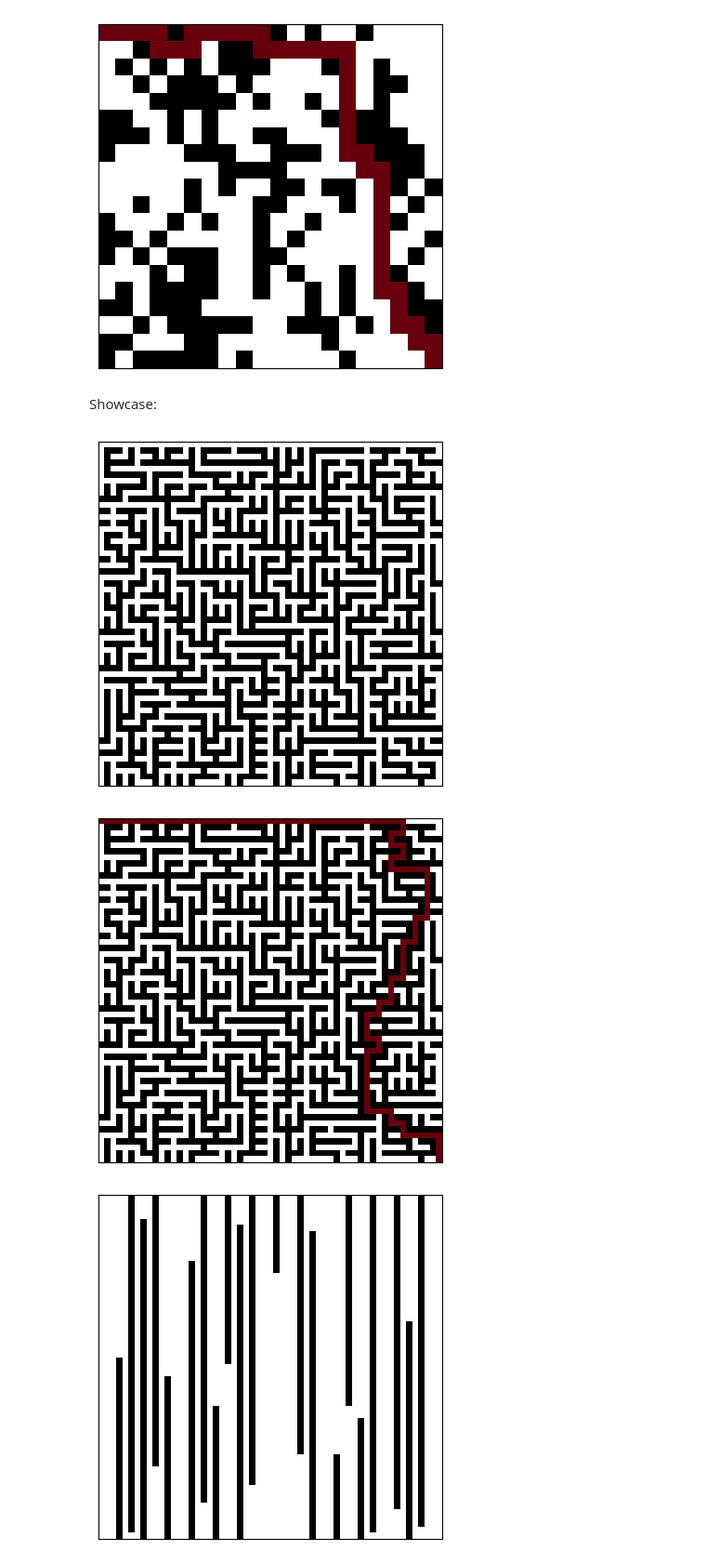
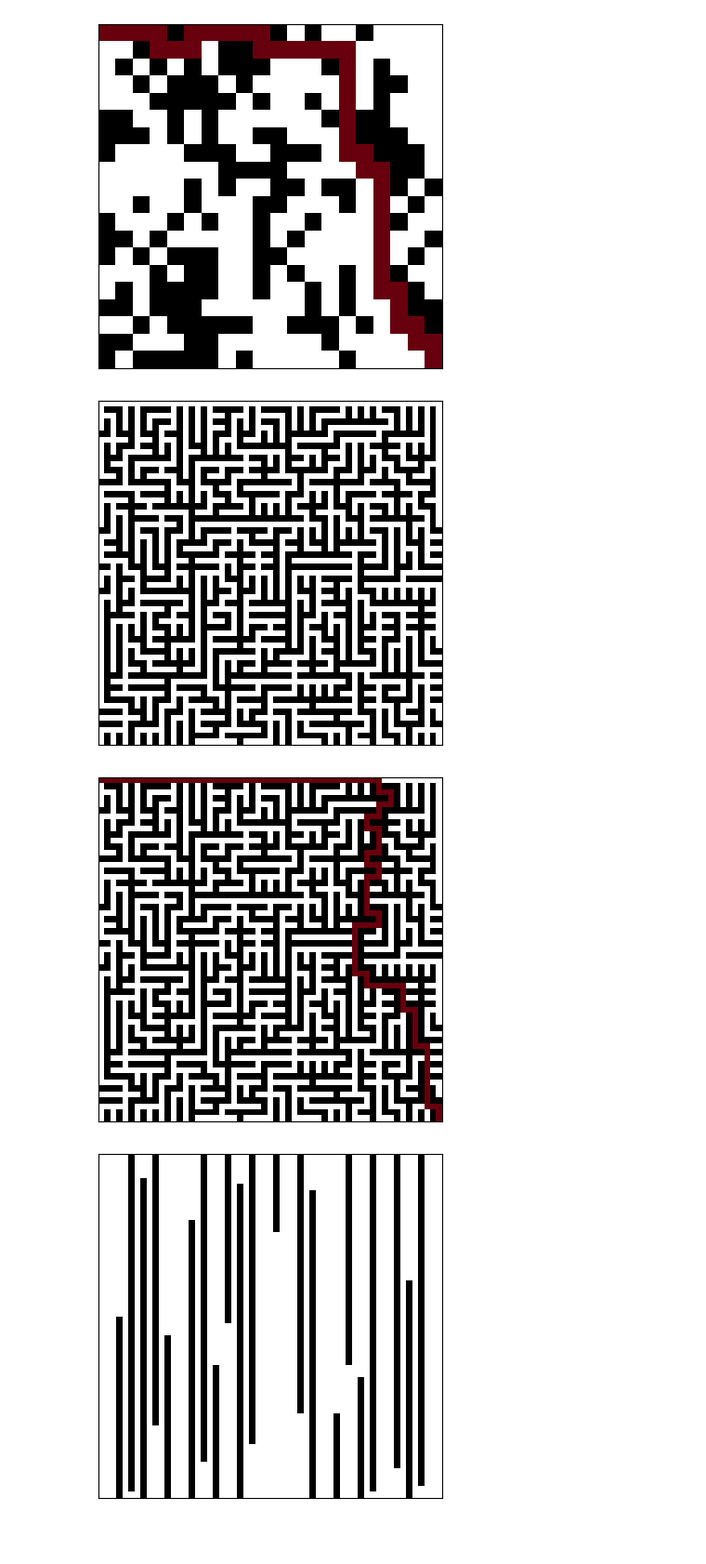
Before and after one commit to KLA0111/projekt_VVP, a Jupyter notebook: main.ipynb, the cells around one changed output. Shown: that part at 93% size. Cells and saved outputs as stored; diff of their text form; code cells hidden in the pictures; blank space fills up the shorter version.

```diff
--- a/main.ipynb
+++ b/main.ipynb
@@ -125,8 +125,8 @@ def delete_wall(res, x, y):
     res[x, (y + 1) * 2 - 1] = False
     return res
 # %%
-def generate_maze(n, pattern='random', p=0.5):
-    if pattern == 'random':
+def generate_maze(n, pattern='sidewinder', p=0.5):
+    if pattern == 'sidewinder':
         tmp = []
         res = np.ndarray((n, n), dtype=bool)
         res.fill(False)
@@ -174,18 +174,16 @@ def generate_maze(n, pattern='random', p=0.5):
         res = np.ndarray((n, n), dtype=bool)
         res.fill(False)
         return res
-# %% [markdown]
-Showcase:
 # %%
-res = generate_maze(57, pattern='random')
+res = generate_maze(57, pattern='sidewinder')
 show_maze(res)
 incidence = get_incindence(res)
 d = dijkstra(incidence)
 path = get_path_dijkstra(d)
 show_maze(res, path)
 # %% [output]
-[figure, old version]
+[figure, new version]
-[figure, old version]
+[figure, new version]
 # %%
 res = generate_maze(57, pattern='slalom', p=0.7)
 show_maze(res)
```
